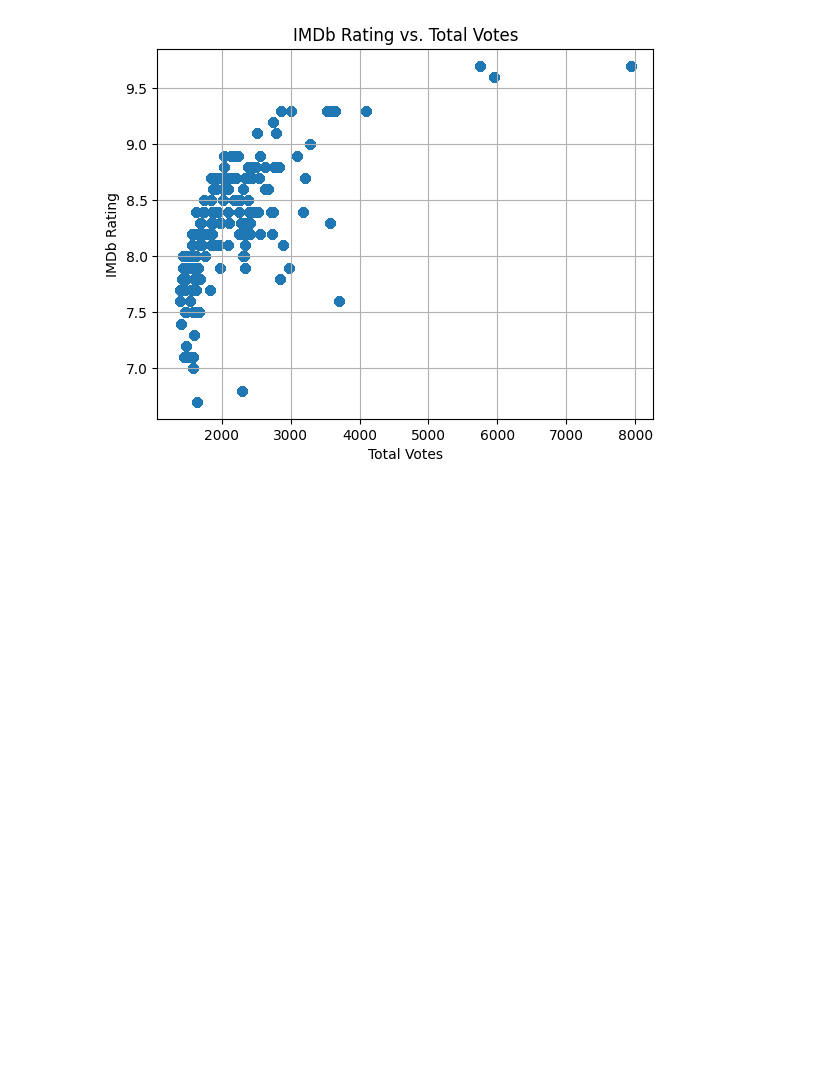
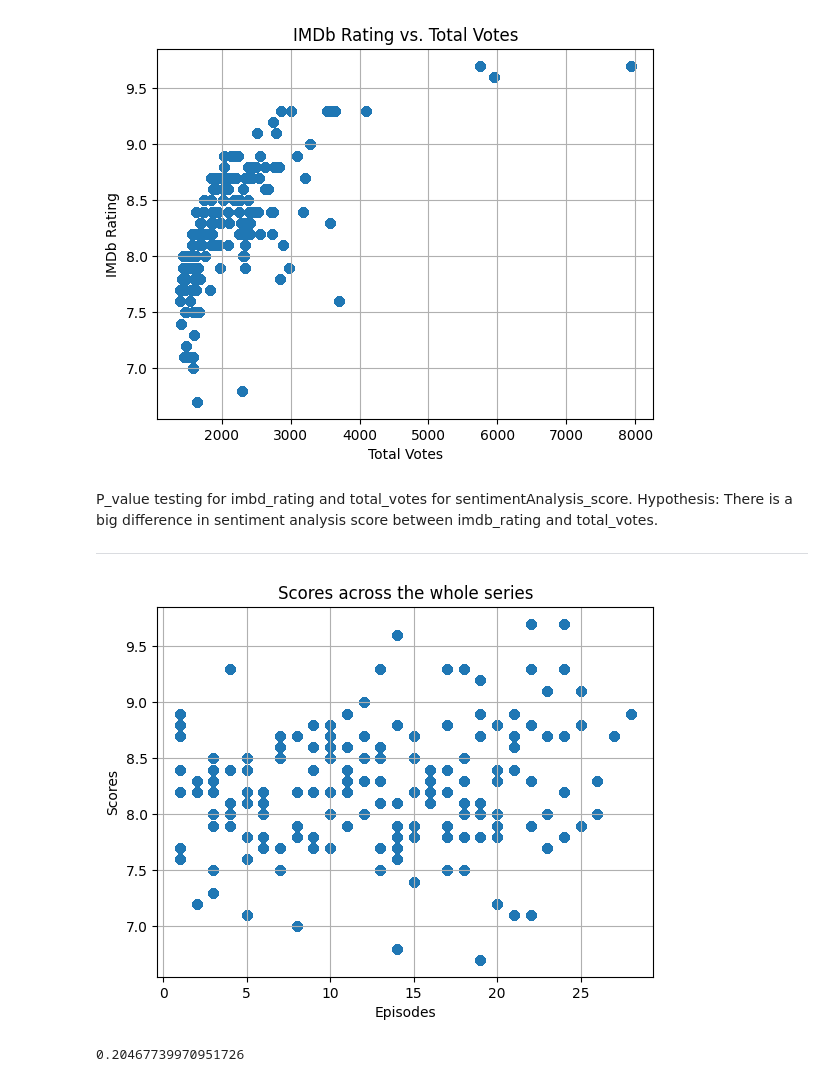
Before and after one commit to sirmelon/office-dataset, a Jupyter notebook: Office_dataset_project.ipynb, the cells around one changed output. Drawn from its saved outputs; the diff is of its cells as text; code cells hidden in the pictures; blank space fills up the shorter version.

```diff
--- a/Office_dataset_project.ipynb
+++ b/Office_dataset_project.ipynb
@@ -156,3 +153,31 @@ plt.grid(True)
 plt.show()
 # %% [output]
 [figure]
+# %% [markdown]
+P_value testing for imbd_rating and total_votes for sentimentAnalysis_score.
+Hypothesis: There is a big difference in sentiment analysis score between imdb_rating and total_votes.
+
+---
+# %%
+#question no.2
+x = office_df['episode']
+y = office_df['imdb_rating']
+
+plt.scatter(x,y)
+plt.xlabel('Episodes')
+plt.ylabel('Scores')
+plt.title('Scores across the whole series')
+plt.grid(True)
+plt.show()
+# %% [output]
+[figure, added]
+# %%
+#P_valuetesting
+from scipy.stats import ttest_ind
+group_1 = office_df[office_df['imdb_rating'] ==8.4]['sentimentAnalysis_score']
+group_2 = office_df[office_df['total_votes'] ==3706]['sentimentAnalysis_score']
+
+t_stat, p_val = ttest_ind(group_1, group_2)
+print(p_val)
+# %% [output]
+0.20467739970951726
```
Also changed, not shown: parts of 14 cells of this notebook.
